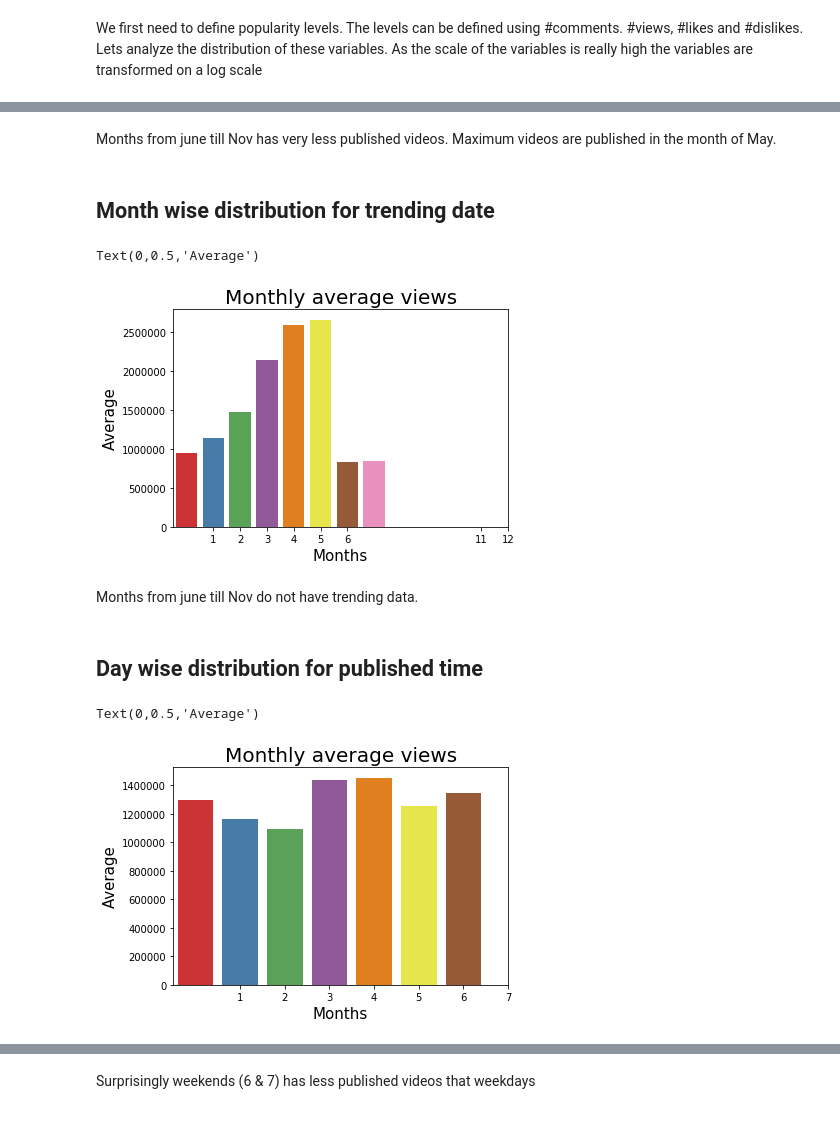
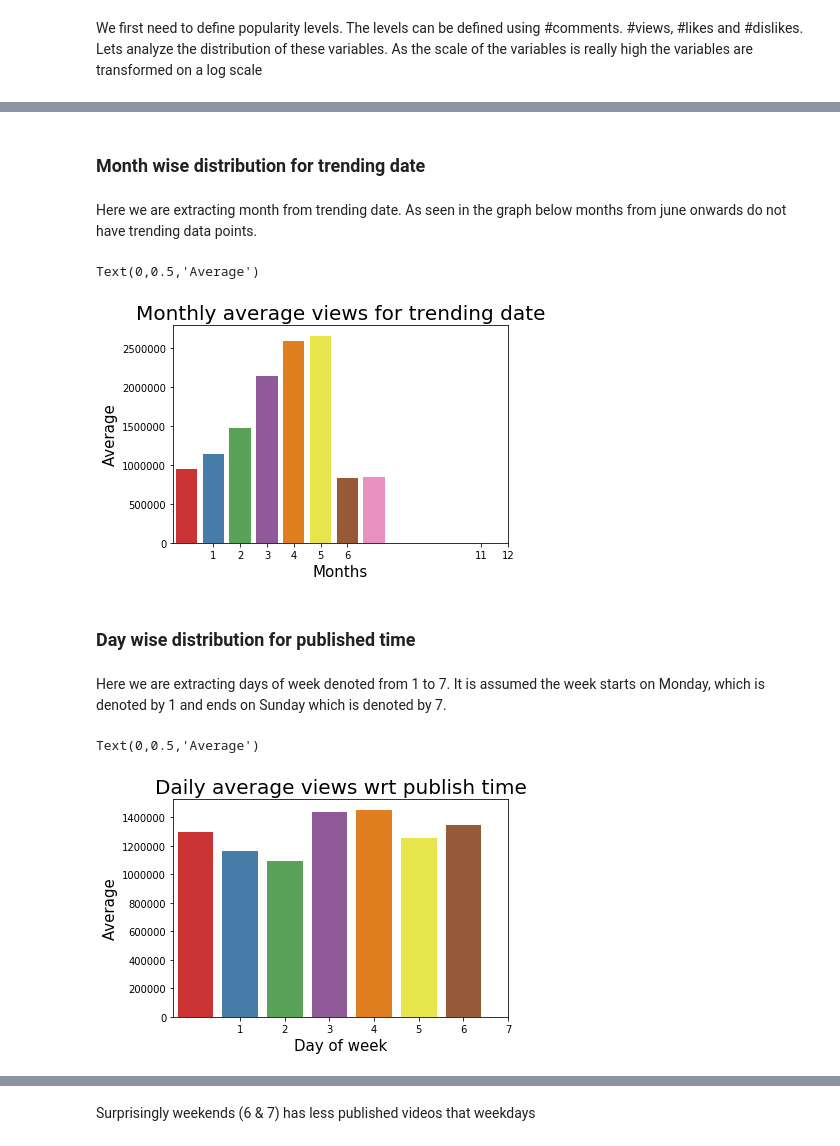
Before and after one commit to Tann10/YouTube, a Jupyter notebook: data-mining/EDA.ipynb, the cells around one changed output, grey strips where cells are left out. Cells and saved outputs as stored; diff of their text form; code cells hidden in the pictures.

```diff
--- a/data-mining/EDA.ipynb
+++ b/data-mining/EDA.ipynb
@@ -281,37 +338,46 @@ Text(0,0.5,'Average')
-# %% [markdown]
-Months from june till Nov has very less published videos. Maximum videos are published in the month of May.
 # %% [markdown]
-## Month wise distribution for trending date
+### Month wise distribution for trending date
+# %% [markdown]
+Here we are extracting month from trending date.
+As seen in the graph below months from june onwards do not have trending data points.
 # %%
+# convert publish time to datetime object
 processed_df['trending_date'] = pd.to_datetime(processed_df['trending_date'], format='%y.%d.%m')
+
+# extract month from the publish time
 processed_df['trending_month'] = processed_df['trending_date'].dt.month
 
 # average views per month
 avg_mon_views = processed_df.groupby(["trending_month"], as_index=False).agg({'views':'mean'})
-avg_mon_views.head()
-# plt.subplot(211)
+
+# plot
 g = sns.barplot(x = 'trending_month', y = "views", data=avg_mon_views, palette="Set1")
 g.set_xticks(avg_mon_views.trending_month.values)
-g.set_title("Monthly average views", fontsize=20)
+g.set_title("Monthly average views for trending date", fontsize=20)
 g.set_xlabel("Months", fontsize=15)
-g.set_ylabel("Average", fontsize=15)
+g.set_ylabel("Average", fontsize=15)b
 # %% [output]
 Text(0,0.5,'Average')
-[figure, old version]
+[figure, new version]
-# %% [markdown]
-Months from june till Nov do not have trending data.
 # %% [markdown]
-## Day wise distribution for published time
+### Day wise distribution for published time
+# %% [markdown]
+Here we are extracting days of week denoted from 1 to 7. It is assumed the week starts on Monday, which is denoted by 1 and ends on Sunday which is denoted by 7.
 # %%
 processed_df['publish_time_dayofweek'] = processed_df['publish_time'].dt.dayofweek+1
-# plt.subplot(211)
+
+# dividing data to get boolean of weekend
+processed_df['publish_weekend'] = processed_df['publish_time_dayofweek']>5
+
 # average views per month
 avg_mon_views = processed_df.groupby(["publish_time_dayofweek"], as_index=False).agg({'views':'mean'})
+
+# plot
 g = sns.barplot(x = 'publish_time_dayofweek', y = "views", data=avg_mon_views, palette="Set1")
 g.set_xticks(avg_mon_views.publish_time_dayofweek.values)
-g.set_title("Monthly average views", fontsize=20)
-g.set_xlabel("Months", fontsize=15)
+g.set_title("Daily average views wrt publish time", fontsize=20)
+g.set_xlabel("Day of week", fontsize=15)
 g.set_ylabel("Average", fontsize=15)
 # %% [output]
 Text(0,0.5,'Average')
-[figure, old version]
+[figure, new version]
```
Also changed, not shown: parts of 84 cells of this notebook.
